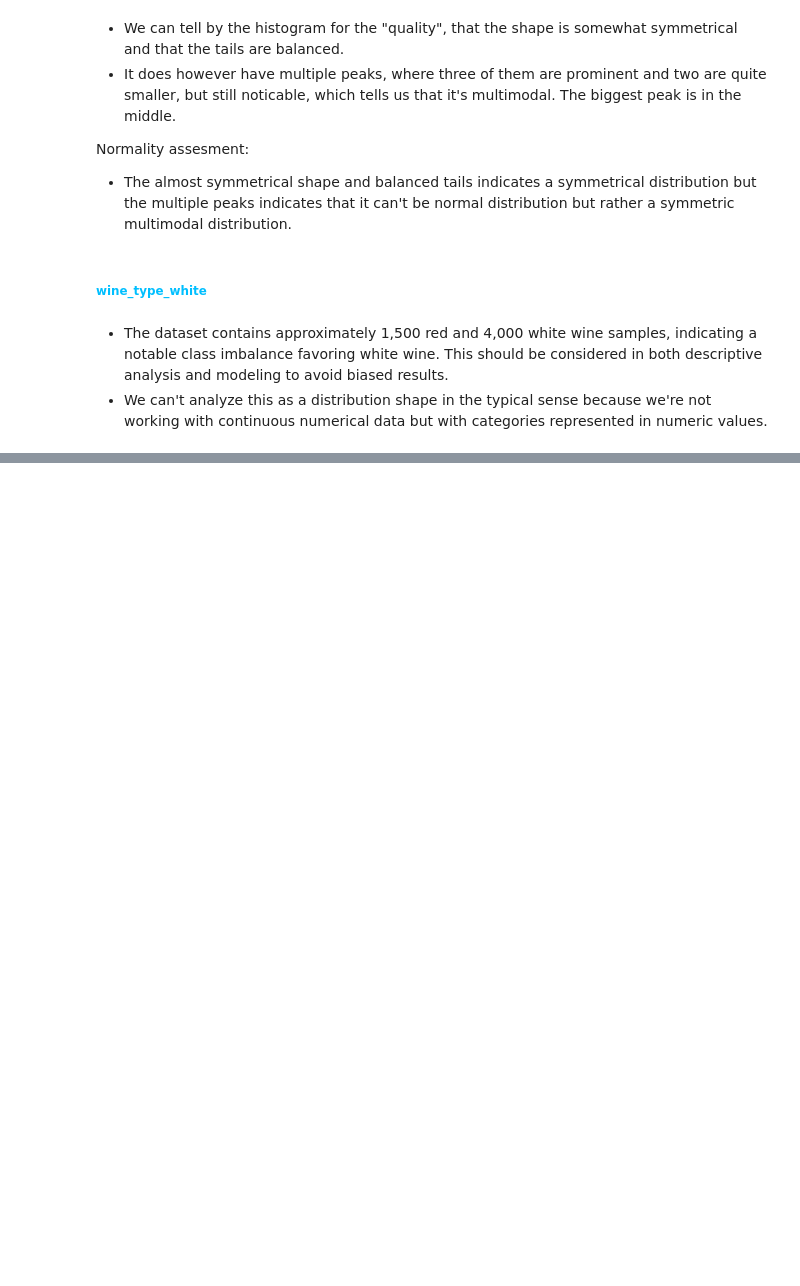
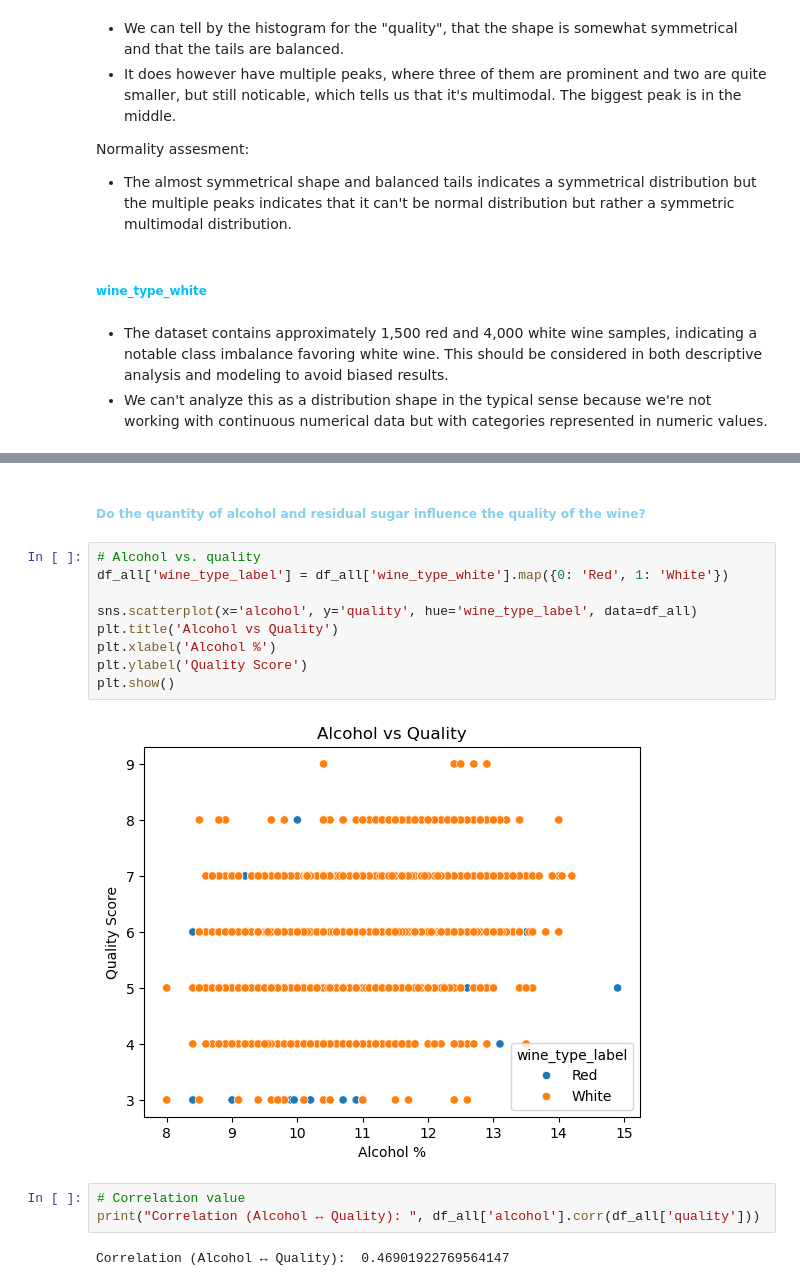
Before and after one commit to Shiihon/MiniProject_group15, a Jupyter notebook: MiniProject_2/Explore_data.ipynb, the cells around one changed output, grey strips where cells are left out. Drawn from its saved outputs; the diff is of its cells as text; blank space fills up the shorter version.

```diff
--- a/MiniProject_2/Explore_data.ipynb
+++ b/MiniProject_2/Explore_data.ipynb
@@ -372,0 +482,18 @@ Normality assesment:
+# %% [markdown]
+##### <span style="color:#87CEEB">Do the quantity of alcohol and residual sugar influence the quality of the wine?</span>
+# %%
+# Alcohol vs. quality
+df_all['wine_type_label'] = df_all['wine_type_white'].map({0: 'Red', 1: 'White'})
+
+sns.scatterplot(x='alcohol', y='quality', hue='wine_type_label', data=df_all)
+plt.title('Alcohol vs Quality')
+plt.xlabel('Alcohol %')
+plt.ylabel('Quality Score')
+plt.show()
+# %% [output]
+[figure, added]
+# %%
+# Correlation value
+print("Correlation (Alcohol ↔ Quality): ", df_all['alcohol'].corr(df_all['quality']))
+# %% [output]
+Correlation (Alcohol ↔ Quality):  0.46901922769564147
```
Also changed, not shown: parts of 35 cells of this notebook.
